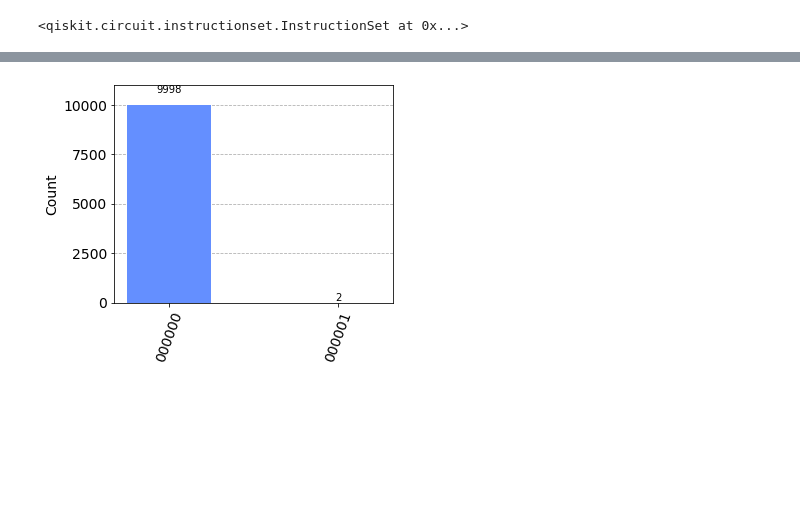
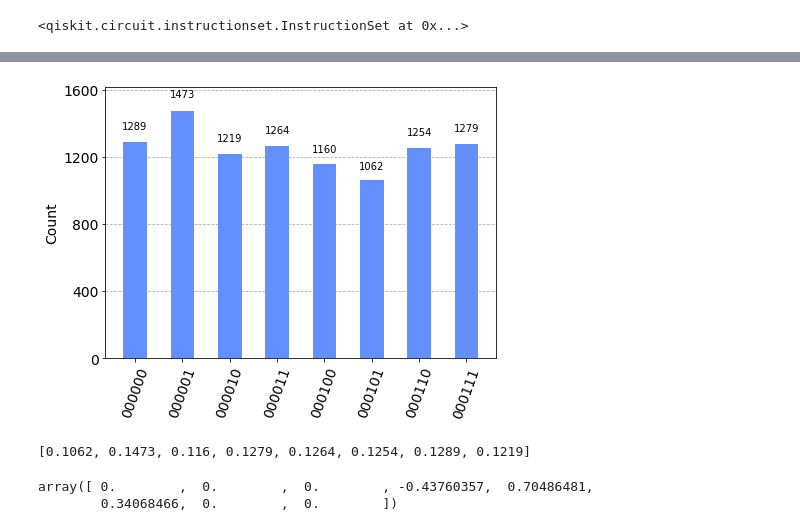
Before and after one commit to tybens/quantum-data-fitting-HHL, a Jupyter notebook: hhl-non-hermitian.ipynb, the cells around one changed output, grey strips where cells are left out. Cells and saved outputs as stored; diff of their text form; code cells hidden in the pictures; blank space fills up the shorter version.

```diff
--- a/hhl-non-hermitian.ipynb
+++ b/hhl-non-hermitian.ipynb
@@ -32,0 +26,4 @@ print(A)
+# %%
+A = np.matrix([[1, 1, 0], [-1, 1, -1], [0, .13, 1.3]]) # gets 1.9 and 3 distinct evals
+
+# A = np.matrix([[1, 0, 0], [0, 1, -1], [0, 1, 1]]) # gets 1.4 but only 2 eigenvalues
@@ -277,3 +299,2 @@ Because of arcsin in rotation the parameter $C$ must be smaller than the smalles
 # %%
-C = min([calculate_lmd_dec(i) for i in eigenvalues]) - 0.01
-C
+C = min([int(i[::-1], 2)/(2**n_eig) for i in eigenvalues]) - 0.000001
@@ -294,7 +313,7 @@ def theta_angle(C, eigenvalue_bin):
 eig_invert_circ = QuantumCircuit(aux, n_l)
 
 for ev in eigenvalues:
-    rot_angle = theta_angle(C, ev)
+    rot_angle = theta_angle(C, ev[::-1])
     cu_gate = UGate(rot_angle, 0, 0).control(n_eig, ctrl_state = ev)
     wiring = [i for i in range(1, n_eig+1)]+[0]
     eig_invert_circ.append(cu_gate, wiring)
@@ -334,0 +362,6 @@ circ_up_to.draw('mpl')
+# %%
+final_circ = circ_up_to.copy()
+
+final_circ.measure(n_b, c[:n])
+
+final_circ.draw('mpl')
@@ -335,9 +370,20 @@ circ_up_to.draw('mpl')
 # %%
-#
+
 backend_qasm = Aer.get_backend('qasm_simulator')
+nShots = 10000
 # perform constant_full_circuit just 1 time and plot the histogram of states!
-res = execute(circ_up_to, backend_qasm,shots=10000).result()
+res = execute(final_circ, backend_qasm,shots=nShots).result()
 counts = res.get_counts();
-plot_histogram(counts, figsize=(5,4))
+plot_histogram(counts)
 # %% [output]
-[figure, old version]
+[figure, new version]
+# %%
+x_hhl = [val/nShots for val in counts.values()]
+x_hhl
+# %% [output]
+[0.1062, 0.1473, 0.116, 0.1279, 0.1264, 0.1254, 0.1289, 0.1219]
+# %%
+scipy.linalg.solve(A_p, b_p)
+# %% [output]
+array([ 0.        ,  0.        ,  0.        , -0.43760357,  0.70486481,
+        0.34068466,  0.        ,  0.        ])
```
Also changed, not shown: parts of 22 cells of this notebook.
